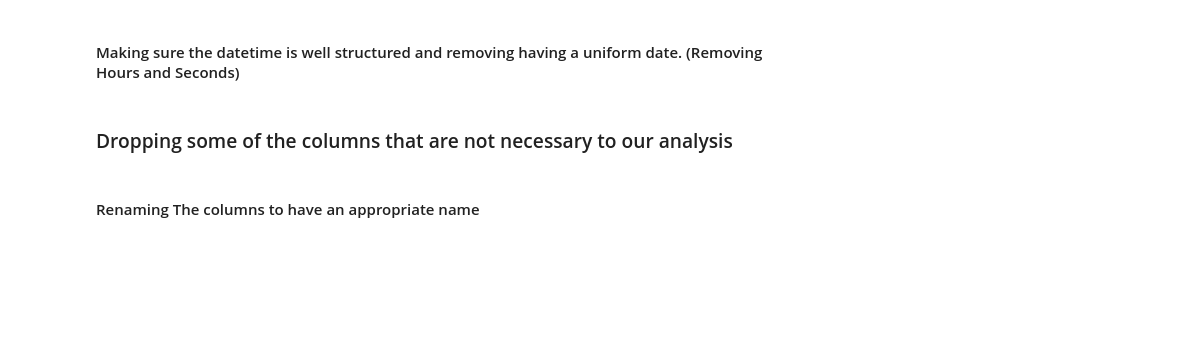
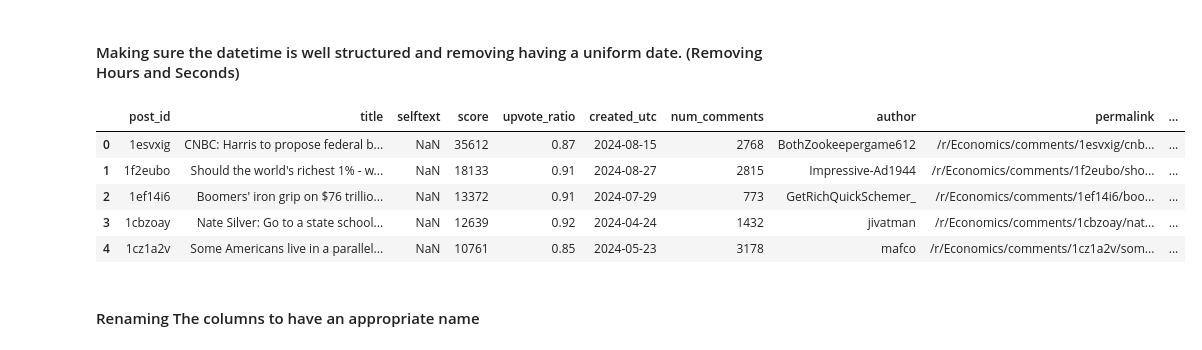
Before and after one commit to maseehfaizan/Hybrid_Pricer, a Jupyter notebook: data_cleaner.ipynb, the cells around one changed output. Saved outputs shown, nothing was run; the diff lists cells and outputs as text; code cells hidden in the pictures; blank space fills up the shorter version.

```diff
--- a/data_cleaner.ipynb
+++ b/data_cleaner.ipynb
@@ -45,0 +14,8 @@ In this case each post will have the top comments to it to add more context to o
+# %%
+# Loading general and stock specific posts
+posts = pd.read_csv('./data/reddit/general_posts.csv').dropna(subset='category') ## Making sure to drop any empty cells
+stock_posts = pd.read_csv('./data/reddit/posts_stock_specific.csv').dropna(subset='category')
+
+# Loading comments and stock specific comments
+comments = pd.read_csv('./data/reddit/general_comments.csv')
+stock_comments = pd.read_csv('./data/reddit/comments_stock_specific.csv')
@@ -46,12 +29,8 @@ In this case each post will have the top comments to it to add more context to o
 # %%
 # Group by 'post_id', sort by 'score' within each group, and get the head (top 10)
-wall_street_comments = wall_street_comments.groupby('post_id').apply(lambda x: x.sort_values(by='score', ascending=False).head(10)).reset_index(drop=True)
+stock_comments = stock_comments.groupby('post_id').apply(lambda x: x.sort_values(by='score', ascending=False).head(15)).reset_index(drop=True)
 
-# Group by 'post_id', sort by 'score' within each group, and get the head (top 10)
-stocks_comments = stocks_comments.groupby('post_id').apply(lambda x: x.sort_values(by='score', ascending=False).head(10)).reset_index(drop=True)
-
-# Group by 'search_term', sort by 'score' within each group, and get the head (top 5)
-comments = comments.groupby('post_id').apply(lambda x: x.sort_values(by='score', ascending=False).head(10)).reset_index(drop=True)
+comments = comments.groupby('post_id').apply(lambda x: x.sort_values(by='score', ascending=False).head(15)).reset_index(drop=True)
 # %% [markdown]
 #### I have multiple comments per post_id. I want to make sure that all the comments stay together. I am putting all the comments in a list and will group them together.
 # %%
@@ -80,16 +49,13 @@ stocks['created_utc'] = pd.to_datetime(stocks['created_utc']).dt.date
 general['created_utc'] = pd.to_datetime(general['created_utc']).dt.date
-# %% [markdown]
-### Dropping some of the columns that are not necessary to our analysis
-# %%
-columns_to_drop = ['is_self', 'permalink','url','category','flair']
-
-wallstreetbets = wallstreetbets.drop(columns=columns_to_drop)
-
-stocks = stocks.drop(columns=columns_to_drop)
-
-# The general dataframe doesn't have the column 'category'
-columns_to_drop.remove('category')
-general = general.drop(columns=columns_to_drop)
+# %%
+general.head()
+# %% [output]
+|  | post_id | title | selftext | score | upvote_ratio | created_utc | num_comments | author | permalink | ... |
+| 0 | 1esvxig | CNBC: Harris to propose federal b... | NaN | 35612 | 0.87 | 2024-08-15 | 2768 | BothZookeepergame612 | /r/Economics/comments/1esvxig/cnb... | ... |
+| 1 | 1f2eubo | Should the world's richest 1% - w... | NaN | 18133 | 0.91 | 2024-08-27 | 2815 | Impressive-Ad1944 | /r/Economics/comments/1f2eubo/sho... | ... |
+| 2 | 1ef14i6 | Boomers' iron grip on $76 trillio... | NaN | 13372 | 0.91 | 2024-07-29 | 773 | GetRichQuickSchemer_ | /r/Economics/comments/1ef14i6/boo... | ... |
+| 3 | 1cbzoay | Nate Silver: Go to a state school... | NaN | 12639 | 0.92 | 2024-04-24 | 1432 | jivatman | /r/Economics/comments/1cbzoay/nat... | ... |
+| 4 | 1cz1a2v | Some Americans live in a parallel... | NaN | 10761 | 0.85 | 2024-05-23 | 3178 | mafco | /r/Economics/comments/1cz1a2v/som... | ... |
 # %% [markdown]
 #### Renaming The columns to have an appropriate name
 # %%
```
Also changed, not shown: parts of 12 cells of this notebook, 13 other files.
